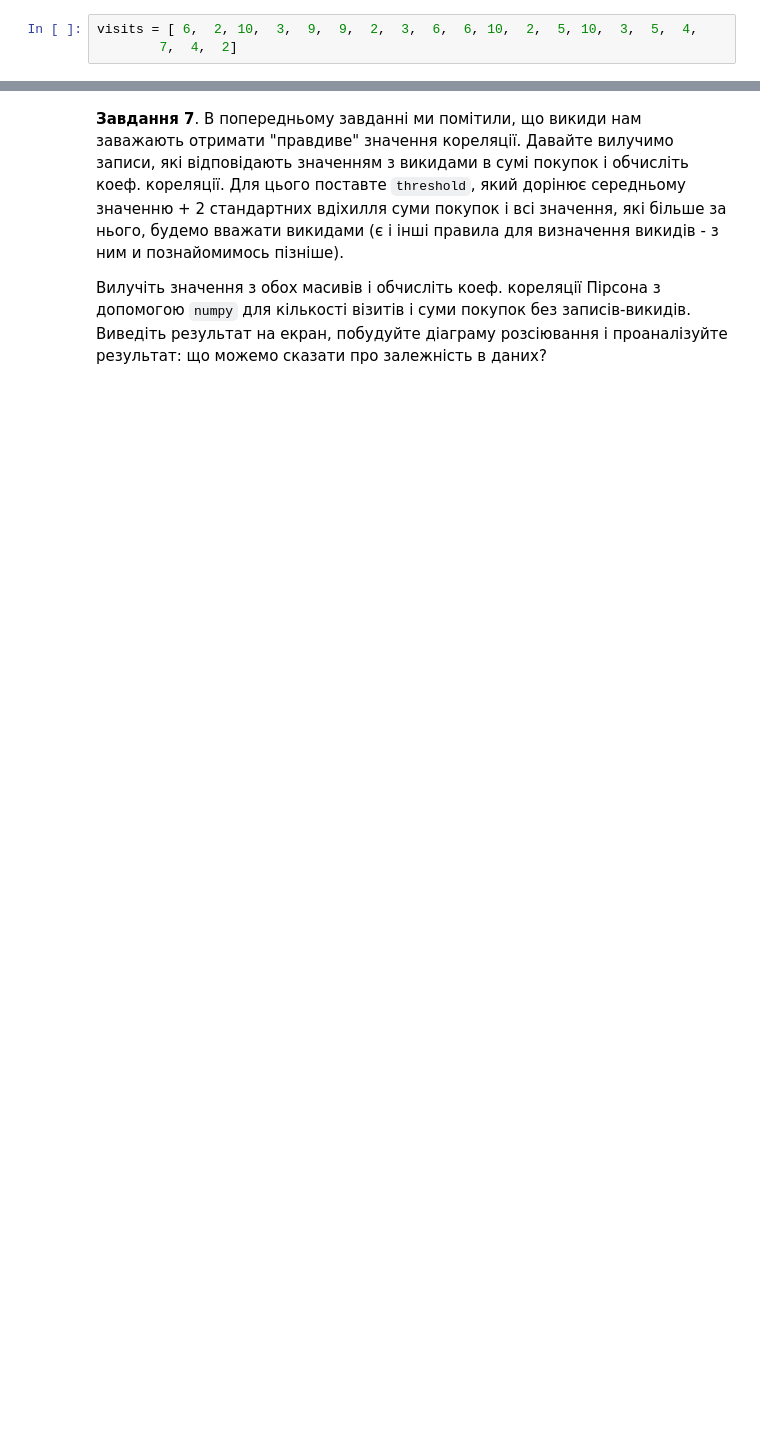
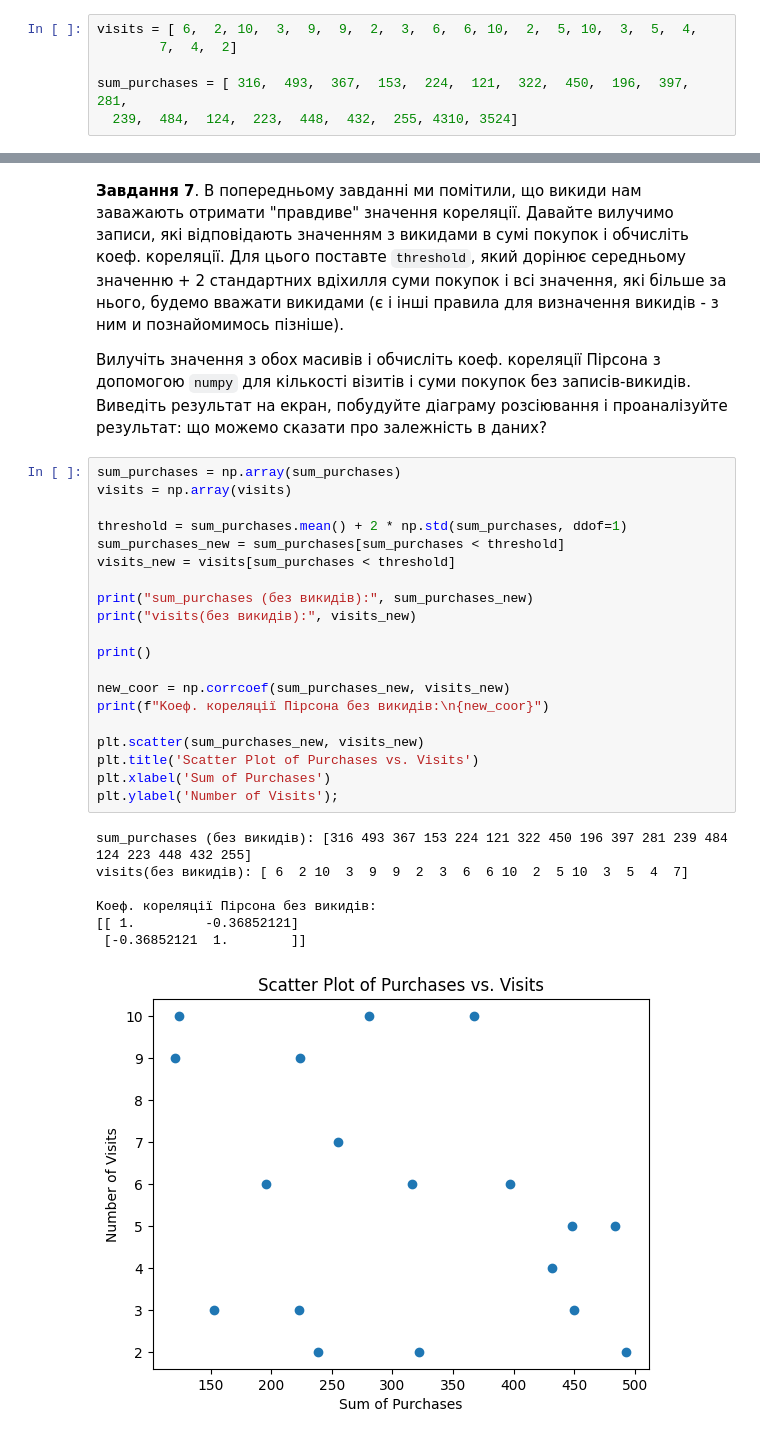
Before and after one commit to KsiuTretyakova/python_for_ML_ds_task, a Jupyter notebook: module_1/HW_1_1_Основи_статистики.ipynb, the cells around one changed output, grey strips where cells are left out. Drawn from its saved outputs; the diff is of its cells as text; blank space fills up the shorter version.

```diff
--- a/module_1/HW_1_1_Основи_статистики.ipynb
+++ b/module_1/HW_1_1_Основи_статистики.ipynb
@@ -50,3 +245,6 @@ sum_purchases = [ 316,  493,  367,  153,  224,  121,  322,  450,  196,  397,  28
 # %%
 visits = [ 6,  2, 10,  3,  9,  9,  2,  3,  6,  6, 10,  2,  5, 10,  3,  5,  4,
         7,  4,  2]
+
+sum_purchases = [ 316,  493,  367,  153,  224,  121,  322,  450,  196,  397,  281,
+  239,  484,  124,  223,  448,  432,  255, 4310, 3524]
@@ -63,3 +311,31 @@ plt.ylabel('Number of Visits');
 **Завдання 7**. В попередньому завданні ми помітили, що викиди нам заважають отримати "правдиве" значення кореляції. Давайте вилучимо записи, які відповідають значенням з викидами в сумі покупок і обчисліть коеф. кореляції. Для цього поставте `threshold`, який дорінює середньому значенню + 2 стандартних вдіхилля суми покупок і всі значення, які більше за нього, будемо вважати викидами (є і інші правила для визначення викидів - з ним и познайомимось пізніше).
 
 Вилучіть значення з обох масивів і обчисліть коеф. кореляції Пірсона з допомогою `numpy` для кількості візитів і суми покупок без записів-викидів. Виведіть результат на екран, побудуйте діаграму розсіювання і проаналізуйте результат: що можемо сказати про залежність в даних?
+# %%
+sum_purchases = np.array(sum_purchases)
+visits = np.array(visits)
+
+threshold = sum_purchases.mean() + 2 * np.std(sum_purchases, ddof=1)
+sum_purchases_new = sum_purchases[sum_purchases < threshold]
+visits_new = visits[sum_purchases < threshold]
+
+print("sum_purchases (без викидів):", sum_purchases_new)
+print("visits(без викидів):", visits_new)
+
+print()
+
+new_coor = np.corrcoef(sum_purchases_new, visits_new)
+print(f"Kоеф. кореляції Пірсона без викидів:\n{new_coor}")
+
+plt.scatter(sum_purchases_new, visits_new)
+plt.title('Scatter Plot of Purchases vs. Visits')
+plt.xlabel('Sum of Purchases')
+plt.ylabel('Number of Visits');
+# %% [output]
+sum_purchases (без викидів): [316 493 367 153 224 121 322 450 196 397 281 239 484 124 223 448 432 255]
+visits(без викидів): [ 6  2 10  3  9  9  2  3  6  6 10  2  5 10  3  5  4  7]
+
+Kоеф. кореляції Пірсона без викидів:
+[[ 1.         -0.36852121]
+ [-0.36852121  1.        ]]
+[figure, added]
```
Also changed, not shown: parts of 29 cells of this notebook.
